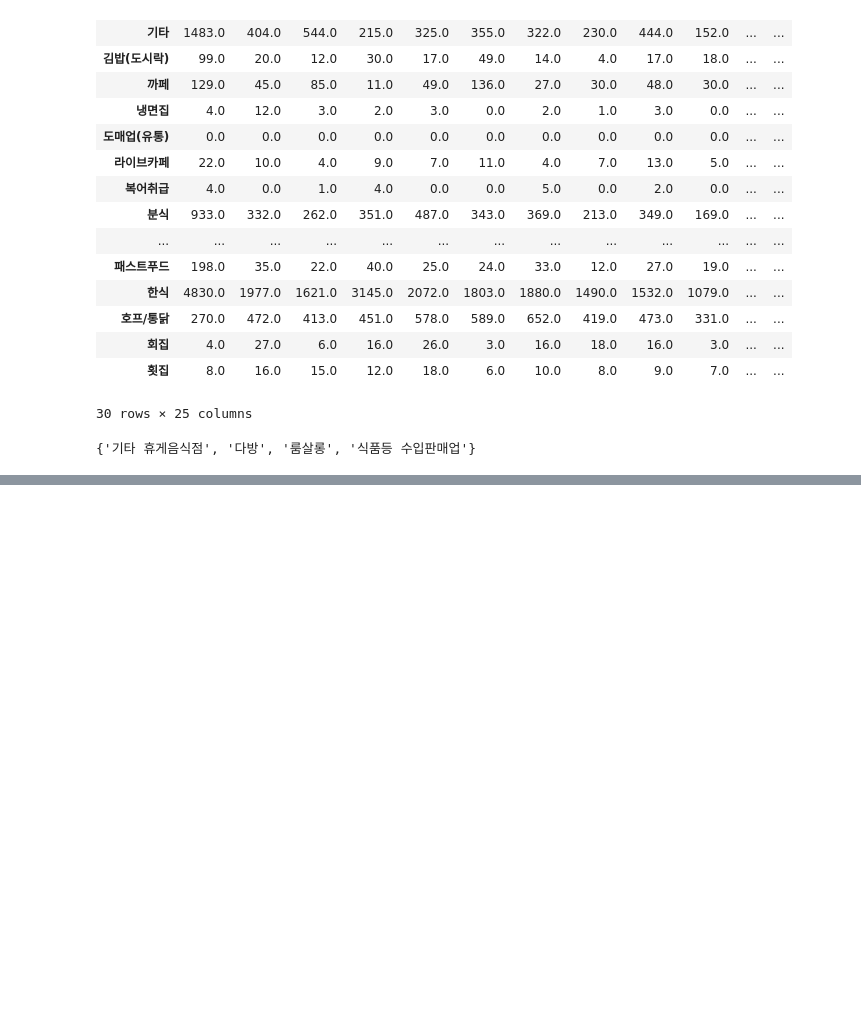
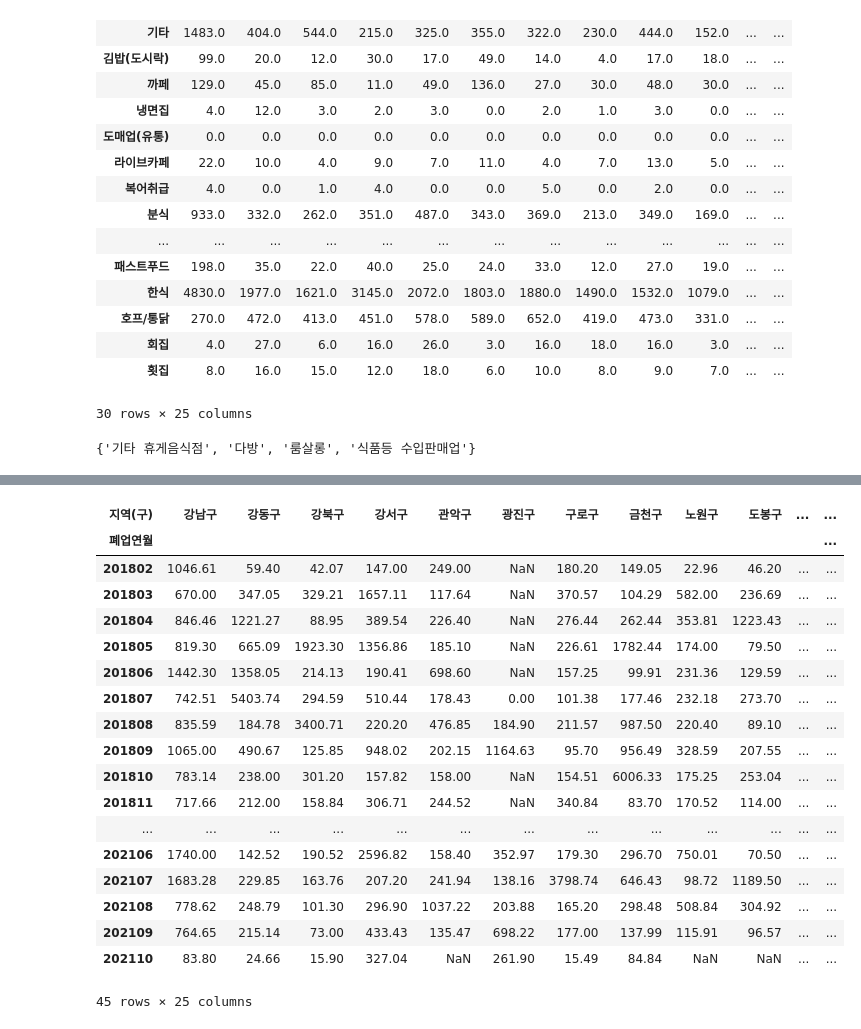
Before and after one commit to wrp21/-, a Jupyter notebook: dataAnalysis/dataAnalysis.ipynb, the cells around one changed output, grey strips where cells are left out. Drawn from its saved outputs; the diff is of its cells as text; code cells hidden in the pictures; blank space fills up the shorter version.

```diff
--- a/dataAnalysis/dataAnalysis.ipynb
+++ b/dataAnalysis/dataAnalysis.ipynb
@@ -539,0 +555,26 @@ closed_group.to_csv('closed_group')
+# %%
+closed_width_group_max = closed.groupby(['폐업연월','지역(구)'])['소재지면적'].max().unstack()
+closed_width_group_min = closed.groupby(['폐업연월','지역(구)'])['소재지면적'].min().unstack()
+closed_width_group_cha = closed_width_group_max - closed_width_group_min
+closed_width_group_cha
+# 지역별 폐업연월에 따른 소재지면적의 최대, 최소의 차
+# %% [output]
+| 지역(구) | 강남구 | 강동구 | 강북구 | 강서구 | 관악구 | 광진구 | 구로구 | 금천구 | 노원구 | 도봉구 | ... | ... |
+| 폐업연월 |  |  |  |  |  |  |  |  |  |  |  | ... |
+| 201802 | 1046.61 | 59.40 | 42.07 | 147.00 | 249.00 | NaN | 180.20 | 149.05 | 22.96 | 46.20 | ... | ... |
+| 201803 | 670.00 | 347.05 | 329.21 | 1657.11 | 117.64 | NaN | 370.57 | 104.29 | 582.00 | 236.69 | ... | ... |
+| 201804 | 846.46 | 1221.27 | 88.95 | 389.54 | 226.40 | NaN | 276.44 | 262.44 | 353.81 | 1223.43 | ... | ... |
+| 201805 | 819.30 | 665.09 | 1923.30 | 1356.86 | 185.10 | NaN | 226.61 | 1782.44 | 174.00 | 79.50 | ... | ... |
+| 201806 | 1442.30 | 1358.05 | 214.13 | 190.41 | 698.60 | NaN | 157.25 | 99.91 | 231.36 | 129.59 | ... | ... |
+| 201807 | 742.51 | 5403.74 | 294.59 | 510.44 | 178.43 | 0.00 | 101.38 | 177.46 | 232.18 | 273.70 | ... | ... |
+| 201808 | 835.59 | 184.78 | 3400.71 | 220.20 | 476.85 | 184.90 | 211.57 | 987.50 | 220.40 | 89.10 | ... | ... |
+| 201809 | 1065.00 | 490.67 | 125.85 | 948.02 | 202.15 | 1164.63 | 95.70 | 956.49 | 328.59 | 207.55 | ... | ... |
+| 201810 | 783.14 | 238.00 | 301.20 | 157.82 | 158.00 | NaN | 154.51 | 6006.33 | 175.25 | 253.04 | ... | ... |
+| 201811 | 717.66 | 212.00 | 158.84 | 306.71 | 244.52 | NaN | 340.84 | 83.70 | 170.52 | 114.00 | ... | ... |
+| ... | ... | ... | ... | ... | ... | ... | ... | ... | ... | ... | ... | ... |
+| 202106 | 1740.00 | 142.52 | 190.52 | 2596.82 | 158.40 | 352.97 | 179.30 | 296.70 | 750.01 | 70.50 | ... | ... |
+| 202107 | 1683.28 | 229.85 | 163.76 | 207.20 | 241.94 | 138.16 | 3798.74 | 646.43 | 98.72 | 1189.50 | ... | ... |
+| 202108 | 778.62 | 248.79 | 101.30 | 296.90 | 1037.22 | 203.88 | 165.20 | 298.48 | 508.84 | 304.92 | ... | ... |
+| 202109 | 764.65 | 215.14 | 73.00 | 433.43 | 135.47 | 698.22 | 177.00 | 137.99 | 115.91 | 96.57 | ... | ... |
+| 202110 | 83.80 | 24.66 | 15.90 | 327.04 | NaN | 261.90 | 15.49 | 84.84 | NaN | NaN | ... | ... |
+45 rows × 25 columns
```
Also changed, not shown: parts of 11 cells of this notebook.
